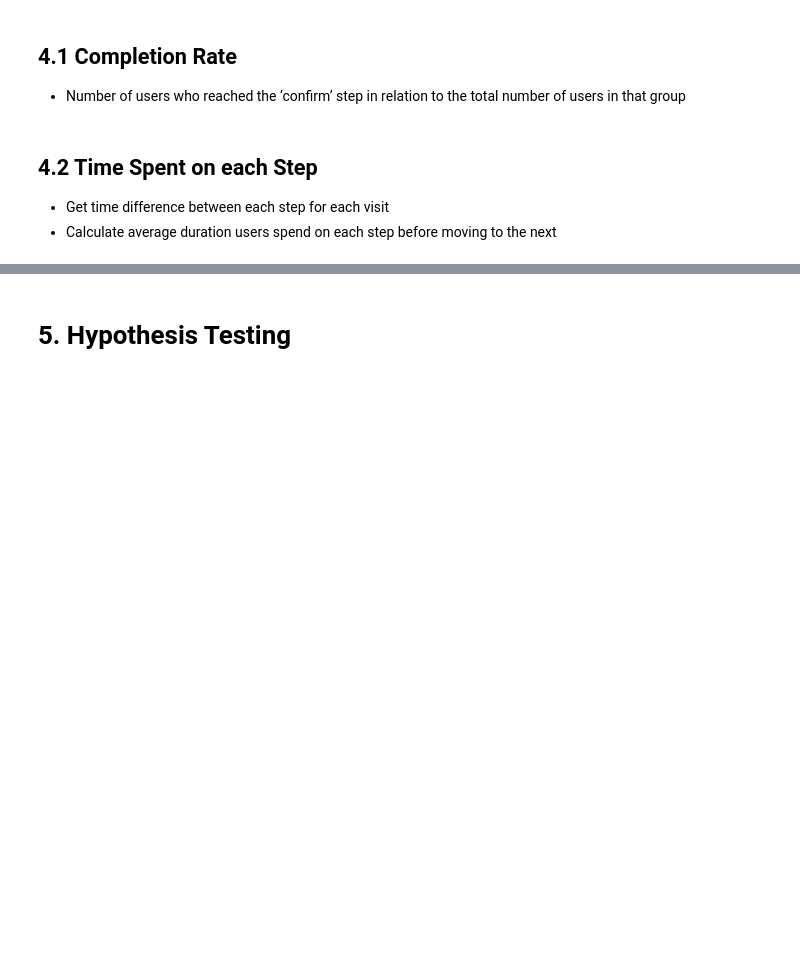
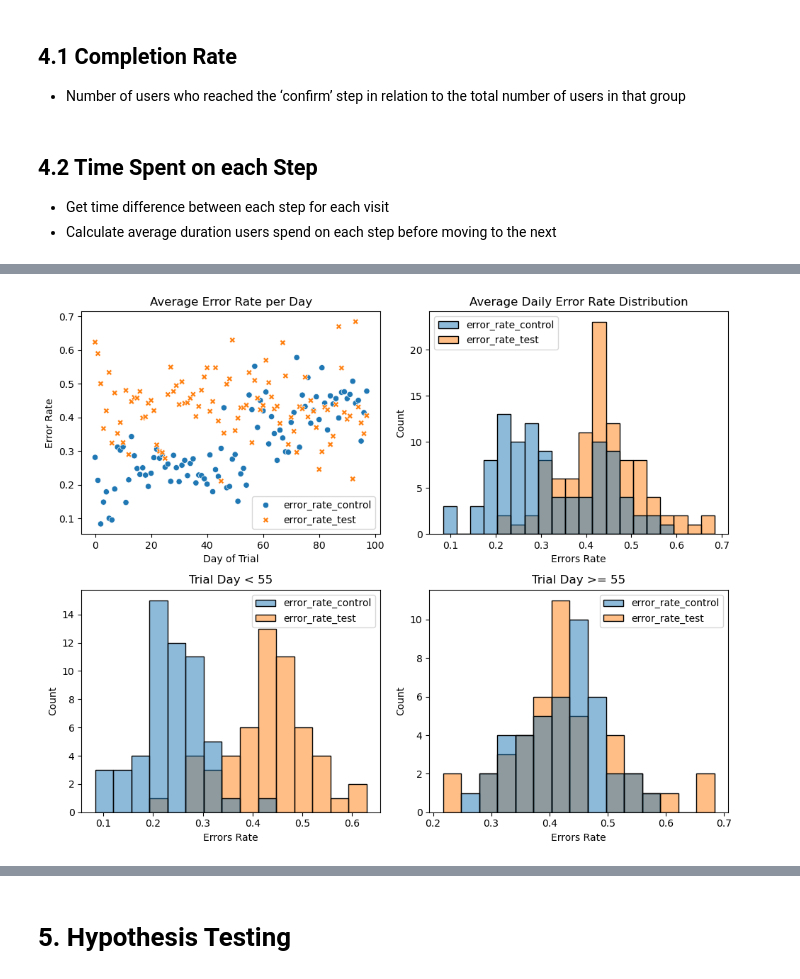
Before and after one commit to RosaEvasari/Vanguard_Project, a Jupyter notebook: notebooks/notebook.ipynb, the cells around one changed output, grey strips where cells are left out. Cells and saved outputs as stored; diff of their text form; code cells hidden in the pictures; blank space fills up the shorter version.

Commit message:
Bring Error Rates code to main notebook and functions file

```diff
--- a/notebooks/notebook.ipynb
+++ b/notebooks/notebook.ipynb
@@ -252,0 +273,9 @@ g.map(sns.histplot, "age")
+# %%
+# calculate average errors per day for test and control group
+errors_daily = calculate_grouped_error_rates(df, grouping_column="day_of_trial")
+errors_daily_to_csv(errors_daily)
+
+# plot average errors per day
+plot_avg_errors_per_day(errors_daily)
+# %% [output]
+[figure, added]
```
Also changed, not shown: parts of 32 cells of this notebook, 4 other files.
